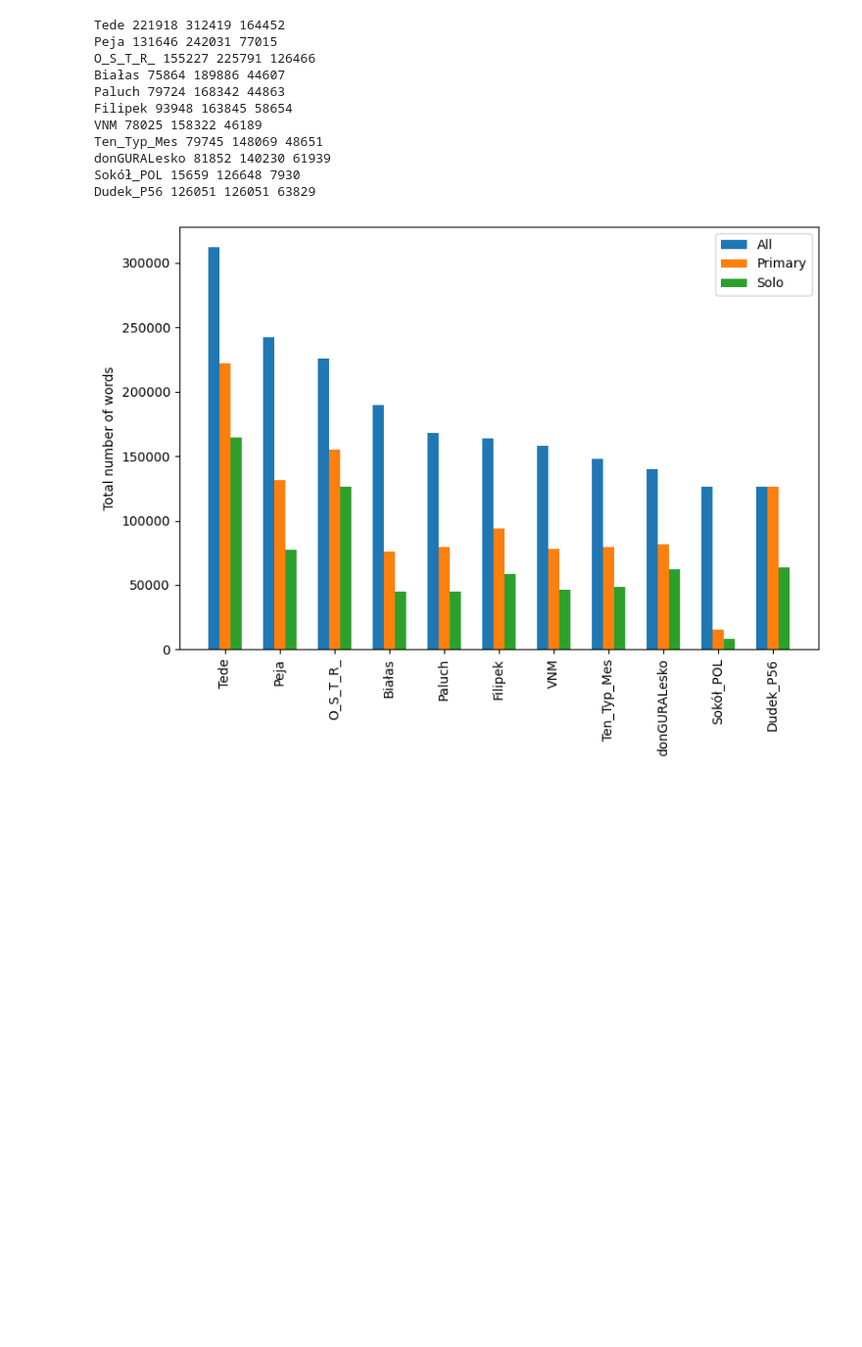
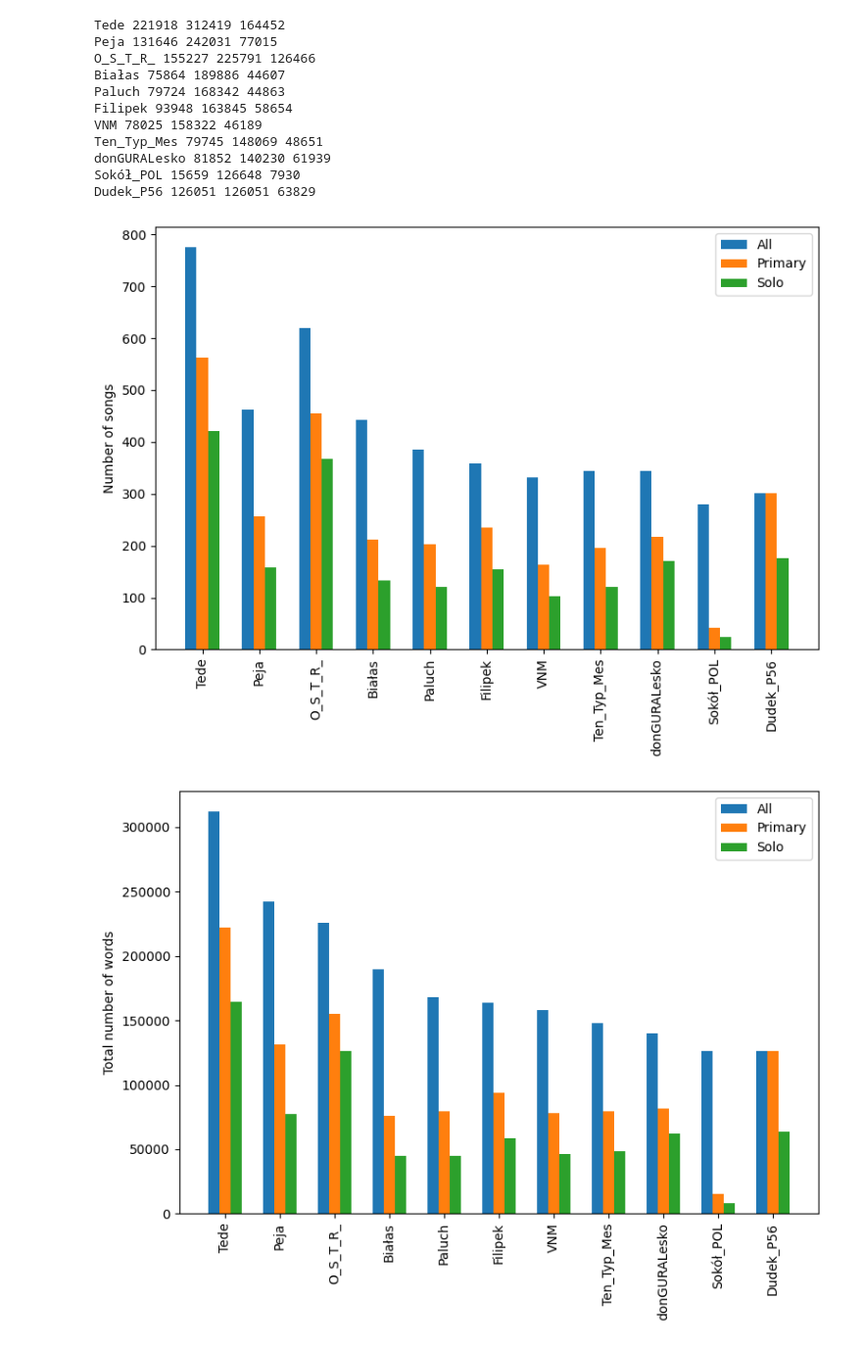
Before and after one commit to IndoIence/Music_Analysis, a Jupyter notebook: data_graphs.ipynb, the cells around one changed output. Shown at 98% size. Saved outputs shown, nothing was run; the diff lists cells and outputs as text; code cells hidden in the pictures; blank space fills up the shorter version.

```diff
--- a/data_graphs.ipynb
+++ b/data_graphs.ipynb
@@ -51,7 +51,7 @@ print(has_collaborations/(has_collaborations+no_collab))
 12563 19086
 0.39694777086163857
 # %%
-biggests = get_biggest_by_lyrics_len(11, only_art=True)
+biggests = get_biggest_arts(11, only_art=True)
 # %%
 for big in biggests:
     print(big.name_sanitized, big._lyrics_len_prim_art, big._lyrics_len_all, big.lyrics_len_only_art)
@@ -68,7 +68,7 @@ Kartky 80494 99608 62209
 donGURALesko 81852 140230 61939
 Filipek 93948 163845 58654
 # %%
-biggests = get_biggest_by_lyrics_len(11, only_art=False)
+biggests = get_biggest_arts(11, only_art=False)
 len_all = []
 len_only_art = []
 len_prim_art = []
@@ -91,6 +91,37 @@ Ten_Typ_Mes 79745 148069 48651
 donGURALesko 81852 140230 61939
 Sokół_POL 15659 126648 7930
 Dudek_P56 126051 126051 63829
+# %%
+bigs_songs = get_biggest_arts(11, only_art=True, mode="songs")
+all_songs_counts = []
+solo_songs_counts = []
+primary_songs_counts = []
+for big in bigs_songs:
+    solo_songs_count = len(big.solo_songs)
+    all_count = len(big.songs)
+    primary_count = sum((1 for s in big.songs if s._body["primary_artist"]["id"] == big.id ))
+    all_songs_counts.append(all_count)
+    solo_songs_counts.append(solo_songs_count)
+    primary_songs_counts.append(primary_count)
+
+fig = plt.figure(figsize=(8,6))
+bar_width = 0.2  # Adjust the width of the bars
+bar_position = np.arange(len(names))  # Generate positions for the bars
+
+plt.bar(bar_position - bar_width, all_songs_counts, width=bar_width, label='All')
+plt.bar(bar_position , primary_songs_counts, width=bar_width, label='Primary')
+plt.bar(bar_position + bar_width, solo_songs_counts, width=bar_width, label='Solo')
+
+plt.ylabel('Number of songs')
+
+plt.xticks(bar_position, names, rotation=90)  # Set the x-axis tick labels
+plt.legend()  # Show the legend
+
+plt.tight_layout()  # Adjust the spacing between subplots
+
+plt.show()
+# %% [output]
+[figure, added]
 # %%
 
 fig = plt.figure(figsize=(8,6))
```
Also changed, not shown: parts of 1 cell of this notebook, 7 other files.
